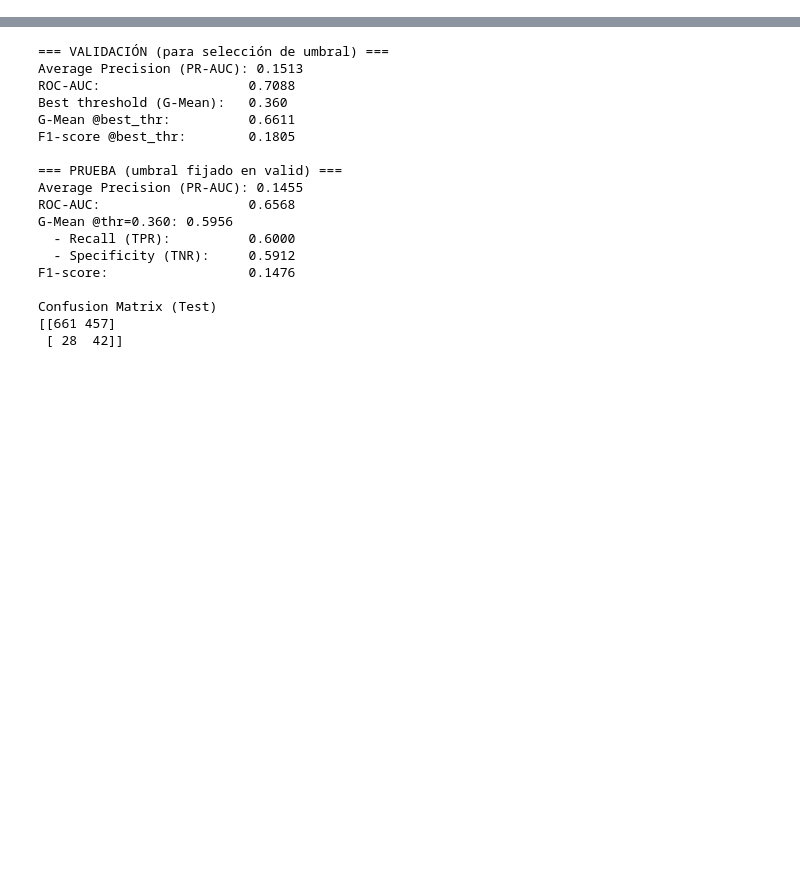
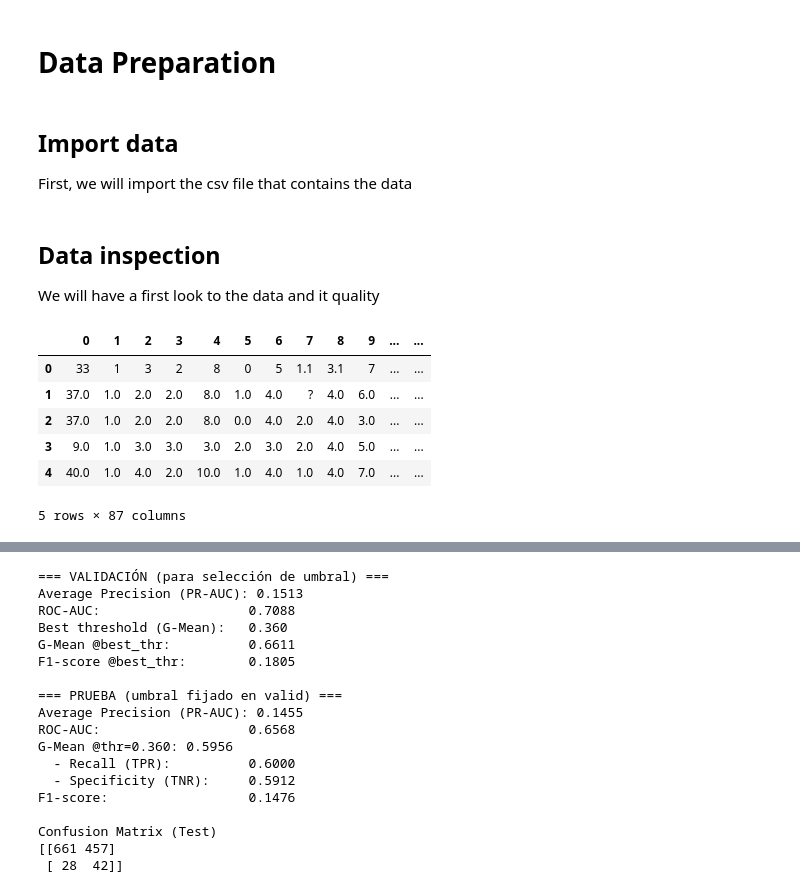
Before and after one commit to JorgeSantana117/insurance_company_project, a Jupyter notebook: notebooks/Fase_1_Equipo58.ipynb, the cells around one changed output, grey strips where cells are left out. Drawn from its saved outputs; the diff is of its cells as text; code cells hidden in the pictures; blank space fills up the shorter version.

```diff
--- a/notebooks/Fase_1_Equipo58.ipynb
+++ b/notebooks/Fase_1_Equipo58.ipynb
@@ -1383,0 +39,21 @@ Ahora bien, procedemos a definir los transformadores de acuerdo al tipo de varia
+# %% [markdown]
+# Data Preparation
+# %% [markdown]
+## Import data
+First, we will import the csv file that contains the data
+# %%
+df = pd.read_csv('../data/raw/insurance_company_modified.csv', header=None)
+# %% [markdown]
+## Data inspection
+
+We will have a first look to the data and it quality
+# %%
+df.head()
+# %% [output]
+|  | 0 | 1 | 2 | 3 | 4 | 5 | 6 | 7 | 8 | 9 | ... | ... |
+| 0 | 33 | 1 | 3 | 2 | 8 | 0 | 5 | 1.1 | 3.1 | 7 | ... | ... |
+| 1 | 37.0 | 1.0 | 2.0 | 2.0 | 8.0 | 1.0 | 4.0 | ? | 4.0 | 6.0 | ... | ... |
+| 2 | 37.0 | 1.0 | 2.0 | 2.0 | 8.0 | 0.0 | 4.0 | 2.0 | 4.0 | 3.0 | ... | ... |
+| 3 | 9.0 | 1.0 | 3.0 | 3.0 | 3.0 | 2.0 | 3.0 | 2.0 | 4.0 | 5.0 | ... | ... |
+| 4 | 40.0 | 1.0 | 4.0 | 2.0 | 10.0 | 1.0 | 4.0 | 1.0 | 4.0 | 7.0 | ... | ... |
+5 rows × 87 columns
```
Also changed, not shown: parts of 116 cells of this notebook.
